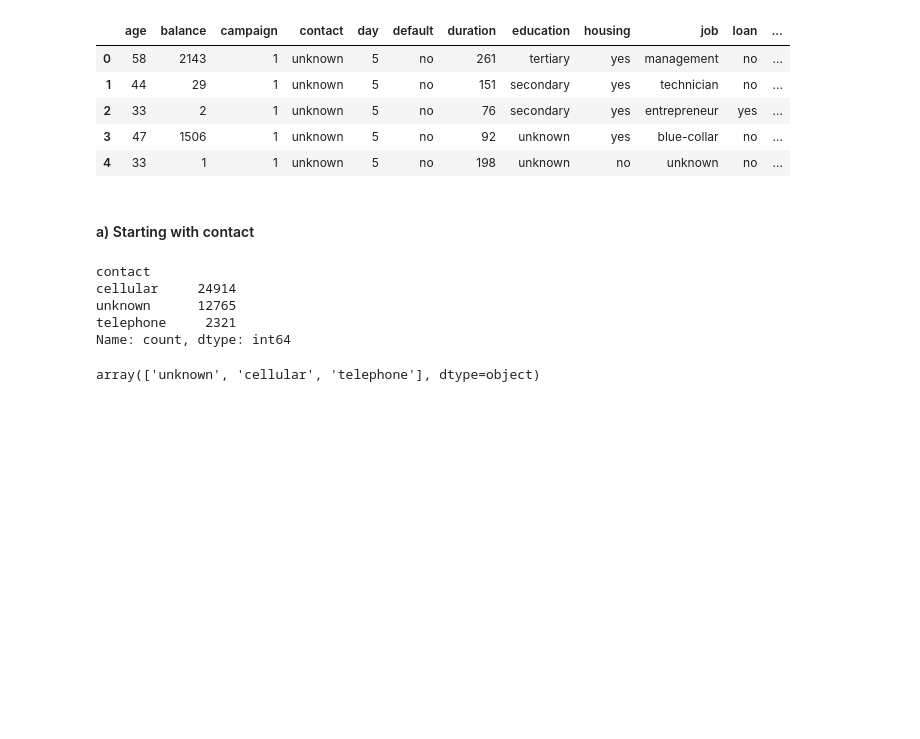
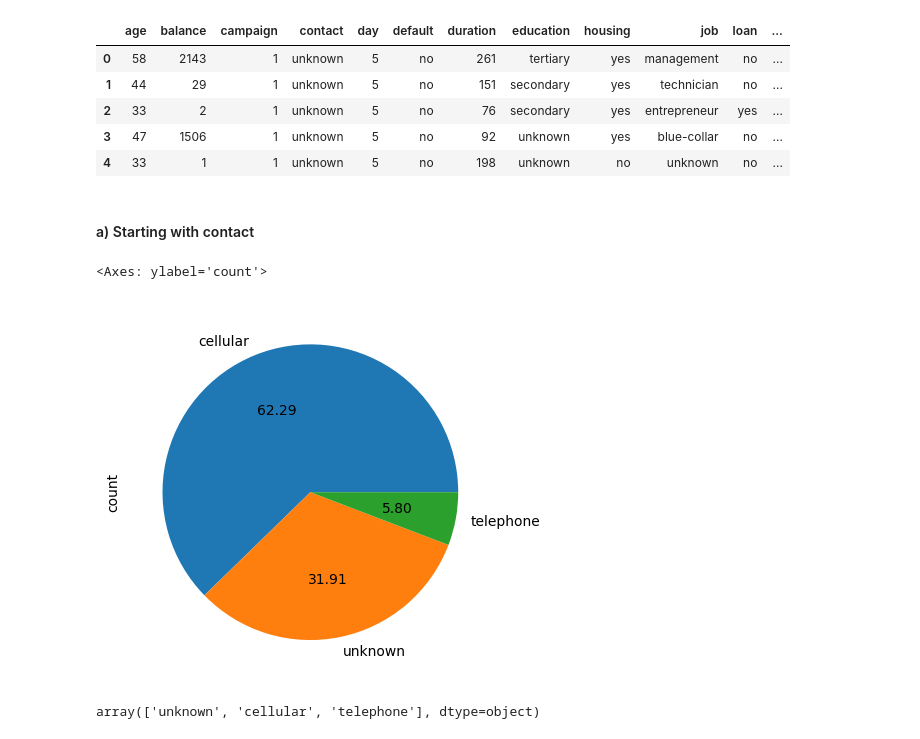
Before and after one commit to Charu21/Term-deposit-Marketing-Prediction, a Jupyter notebook: TermDepositMarketingClassification.ipynb, the cells around one changed output. Drawn from its saved outputs; the diff is of its cells as text; code cells hidden in the pictures; blank space fills up the shorter version.

```diff
--- a/TermDepositMarketingClassification.ipynb
+++ b/TermDepositMarketingClassification.ipynb
@@ -116,13 +122,10 @@ X.head()
 # %% [markdown]
 #### a) Starting with contact
 # %%
-X['contact'].value_counts()
+X['contact'].value_counts().plot.pie(autopct='%.2f')
 # %% [output]
-contact
-cellular     24914
-unknown      12765
-telephone     2321
-Name: count, dtype: int64
+<Axes: ylabel='count'>
+[figure, added]
 # %%
 X['contact'].unique()
 # %% [output]
```
Also changed, not shown: parts of 79 cells of this notebook.
